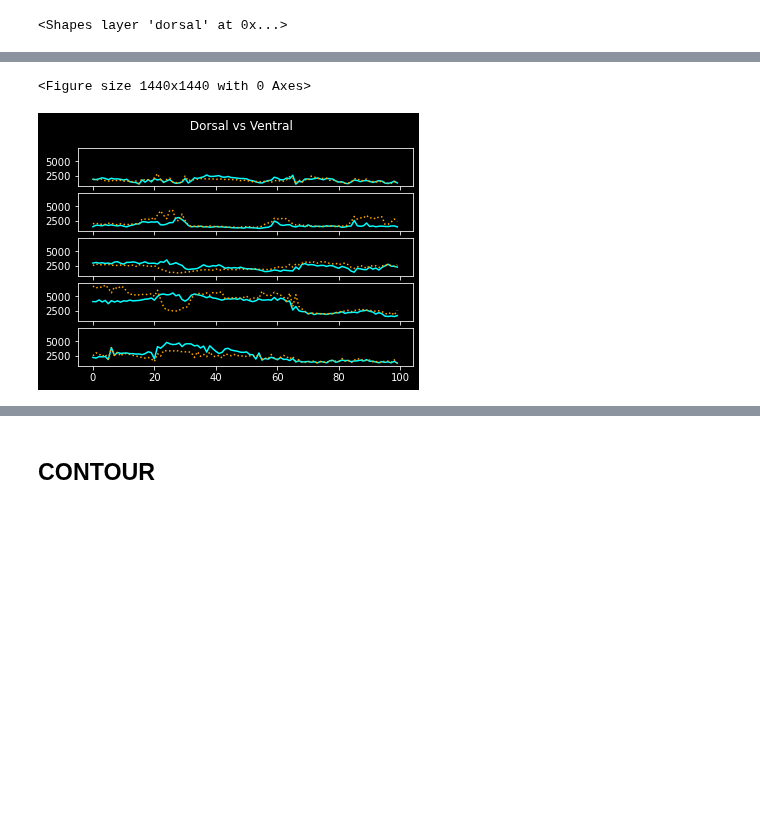
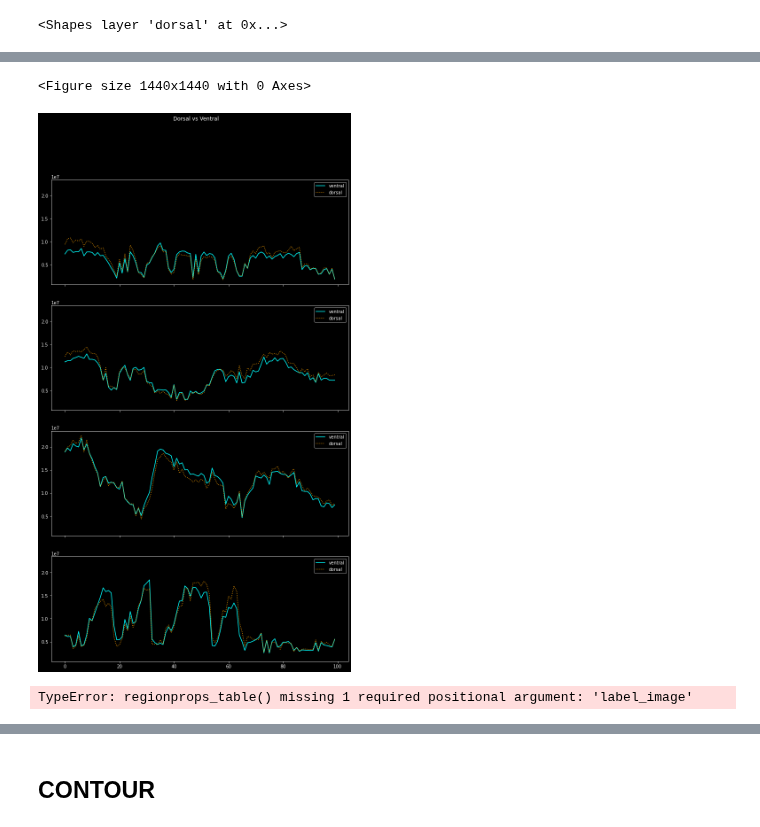
Before and after one commit to SaraLab-Group/m25-napari, a Jupyter notebook: notebooks/test_skeleton.ipynb, the cells around one changed output, grey strips where cells are left out. Cells and saved outputs as stored; diff of their text form; code cells hidden in the pictures; blank space fills up the shorter version.

```diff
--- a/notebooks/test_skeleton.ipynb
+++ b/notebooks/test_skeleton.ipynb
@@ -125,6 +134,7 @@ crop_stack = np.expand_dims(crop_stack,axis=1)
 # %%
 from skimage.morphology import disk
-binary_stack =crop_stack>1000
+binary_stack =crop_stack>15000
 t,c,x,y = binary_stack.shape
 viewer.add_image(crop_stack[:t])
 binary_stack2 = np.copy(binary_stack[:t])
+viewer.add_image(binary_stack2, opacity=0.5)
@@ -258,0 +287,34 @@ plt.show()
+# %%
+#Plotting Interpolated Points Intensity and Angle for different timepoints
+n=20
+s=0 #0-mean,1,max,2 sum
+box_id = 10
+k=0
+n=10
+
+coords =sk_skeleton[k].path_coordinates(0)
+angles  = skeleton_to_angle(coords,theta_dims=n_interpol)
+# fig, axs = plt.subplots(nrows=2, ncols=1,sharex=True,constrained_layout=True, figsize=(5,3))
+fig, axs = plt.subplots(nrows=n*2, ncols=1,sharex=True,constrained_layout=True, figsize=(10,30))
+for i,tp in enumerate(np.linspace(0,99,n,dtype=np.uint8)):
+    print(tp)
+    coords =sk_skeleton[tp].path_coordinates(0)
+    angles  = skeleton_to_angle(coords,theta_dims=50)
+    axs[i*2].plot(r_ventral[tp,:49,s], label='ventral', linestyle='-',color='cyan')
+    axs[i*2].plot(r_dorsal[tp,:49,s], label='dorsal', linestyle=':',color='orange')
+    axs[(i*2)+1].plot(angles)
+    # axs[tp*2].set_title('Timepoint {}'.format(tp))
+
+fig.suptitle(" Dorsal vs Ventral")
+
+
+# plt.figure(figsize=(5,5))
+# plt.plot(angles)
+# plt.title("Worm Angles")
+# plt.xlabel("Worm Body Point")
+# plt.ylabel("Body Curvature [deg]")
+
+# distance =[]
+# for i in range(angles.size-1):
+#     distance.append(angle_distance(angles[i],angles[i+1]))
+# print(distance)
@@ -259,19 +346,31 @@ plt.show()
 # %%
+plt.rcParams['figure.figsize'] = [12, 20]
 plt.figure(figsize=(20,20))
-n=5
+n=4
 fig ,axs = plt.subplots(n,sharex=True,sharey=True)
 fig.suptitle(" Dorsal vs Ventral")
-s=1 #0-mean,1,max,2 sum
+s=2 #0-mean,1,max,2 sum
 box_id = 10
-
 for i,val in enumerate(np.linspace(0,49,n,dtype=np.uint8)):
     axs[i].plot(r_ventral[:,val,s], label='ventral', linestyle='-',color='cyan')
     axs[i].plot(r_dorsal[:,val,s], label='dorsal', linestyle=':',color='orange')
+    axs[i].legend(loc='upper right')
 
 # fig.show()
 # %% [output]
 <Figure size 1440x1440 with 0 Axes>
-[figure, old version]
+[figure, new version]
+# %%
+from skimage.measure import label, regionprops_table
+
+label_img =
+#Create properties dictionary
+properties = regionprops_table(
+    properties =('bbox', 'perimeter')
+)
+# properties['normalized'] = properties['mean']/properties['mean']
+# %% [output]
+TypeError: regionprops_table() missing 1 required positional argument: 'label_image'
 # %%
 # from skimage.filters import threshold_otsu, threshold_yen
 
```
Also changed, not shown: parts of 18 cells of this notebook, 5 other files.
